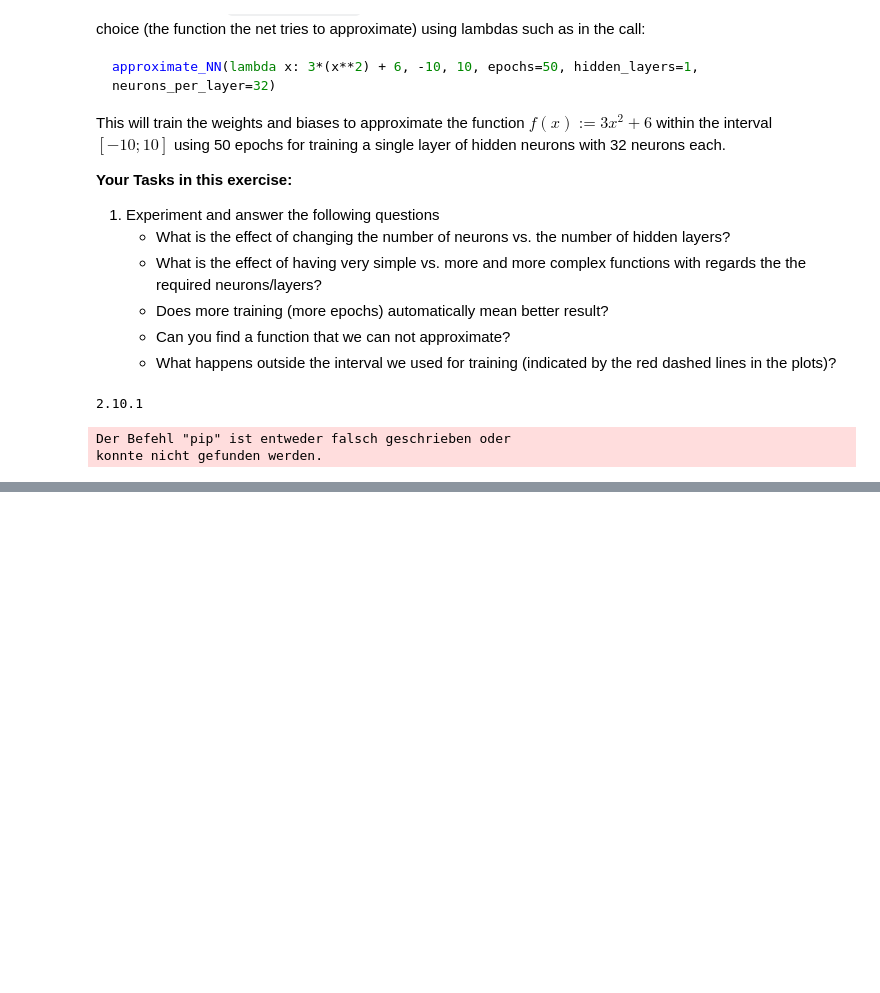
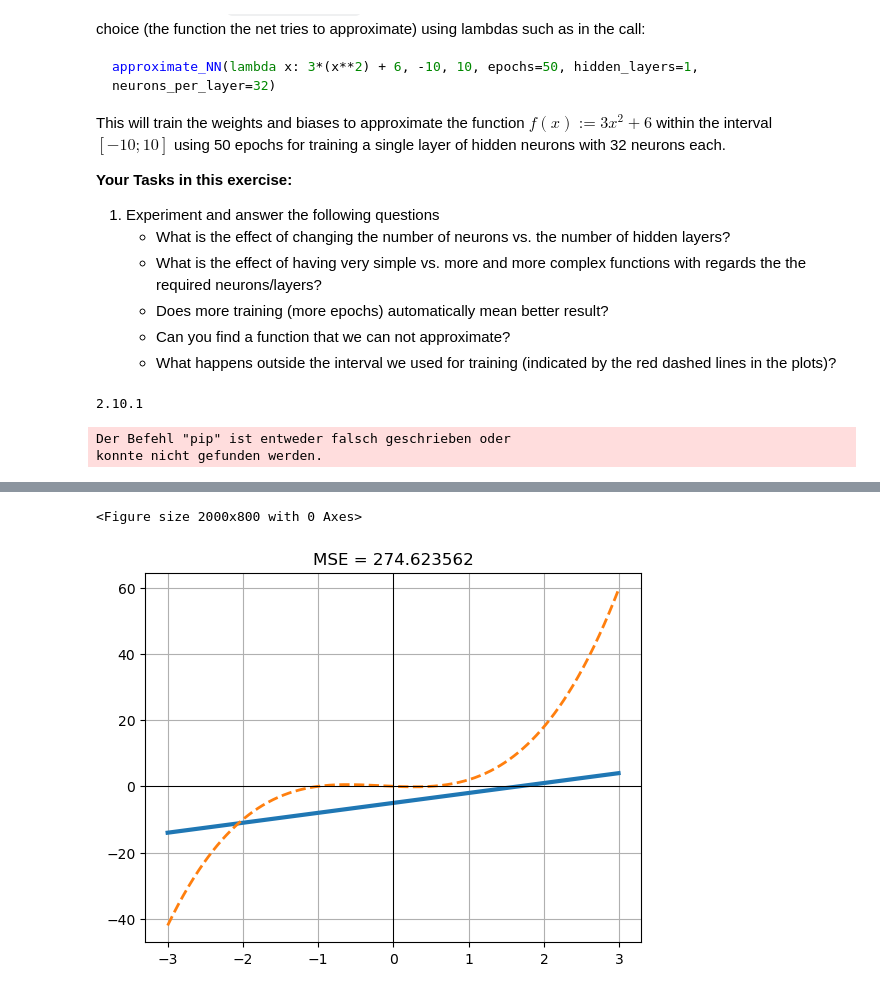
Before and after one commit to shegenbart/Jupyter-Exercises, a Jupyter notebook: NN/ANN/ANN-Exercises.ipynb, the cells around one changed output, grey strips where cells are left out. Cells and saved outputs as stored; diff of their text form; code cells hidden in the pictures; blank space fills up the shorter version.

```diff
--- a/NN/ANN/ANN-Exercises.ipynb
+++ b/NN/ANN/ANN-Exercises.ipynb
@@ -159,17 +159,6 @@ def combine_neurons(neurons, weights, bias, target_func):
     plt.title("MSE = %f" % mse)
 
 
-def neuron(w, b, plot=True):
-    x = np.arange(-3, 3, 0.01)
-    y = keras.activations.relu(x * w + b)
-    if plot:
-        fig, ax = plt.subplots()
-        plt.ylim((-10, 10))
-        ax.grid(True, which='both')
-        plt.plot(x, y)
-    return y
-
-
 def approximate_NN(target_func, min_value=-10, max_value=10, epochs=50, hidden_layers=1, neurons_per_layer=8):
     # Create a NN with a single hidden layer to learn the polynomial function
     #
@@ -211,0 +270,35 @@ konnte nicht gefunden werden.
+# %%
+#@title **Provided Code:** ``combine_neurons()`` function.
+import numpy as np
+import tensorflow as tf
+import matplotlib.pyplot as plt
+
+def combine_neurons(neurons, weights, bias, target_func):
+    x = np.arange(-3, 3, 0.01)
+    y = np.zeros((len(neurons[0])))
+    plt.figure(figsize=(20,8))
+    fig, ax = plt.subplots()
+    for index in range(len(neurons)):
+        y = y + neurons[index] * weights[index]
+    y = y + bias
+    y2 = target_func(x)
+    plt.plot(x, y, label='ReLUs', linewidth=3)
+    plt.plot(x, y2, label='Real Function', linestyle='--', color='C1', linewidth=2)
+
+    mse = (np.sum((y - y2)**2)) / len(y)
+
+    ax.grid(True, which='both')
+    ax.axhline(y=0, color='k', linewidth=0.75)
+    ax.axvline(x=0, color='k', linewidth=0.75)
+    plt.title("MSE = %f" % mse)
+# %%
+# Combine two neurons
+#
+r1 = neuron(3,0, False)
+r2 = neuron(-3,0, False)
+# r1 is weighted by 1 and -1 with a bias of -5 in the output layer neuron
+#
+combine_neurons([r1, r2], [1, -1], -5, target_poly_3)
+# %% [output]
+<Figure size 2000x800 with 0 Axes>
+[figure, added]
```
Also changed, not shown: parts of 4 cells of this notebook.
